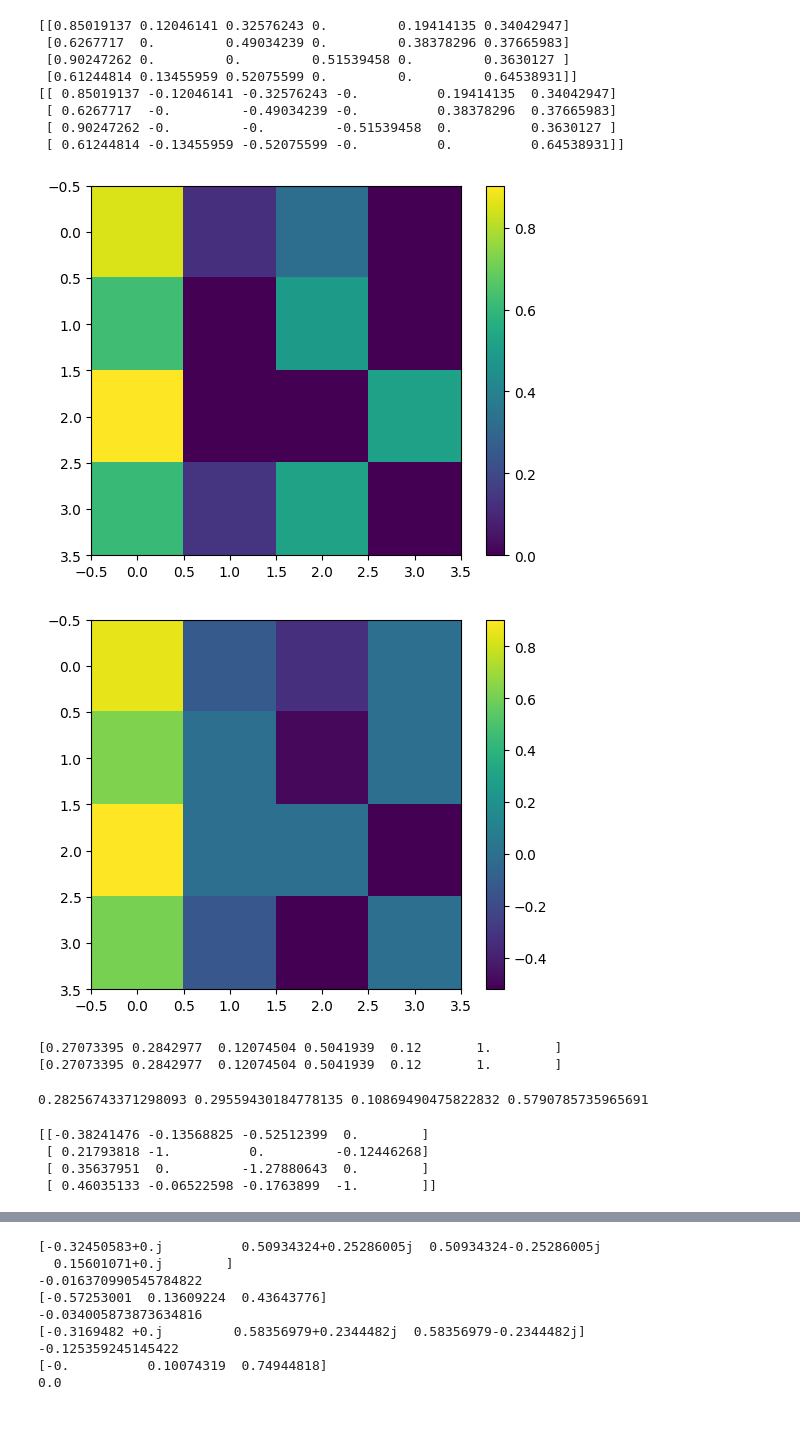
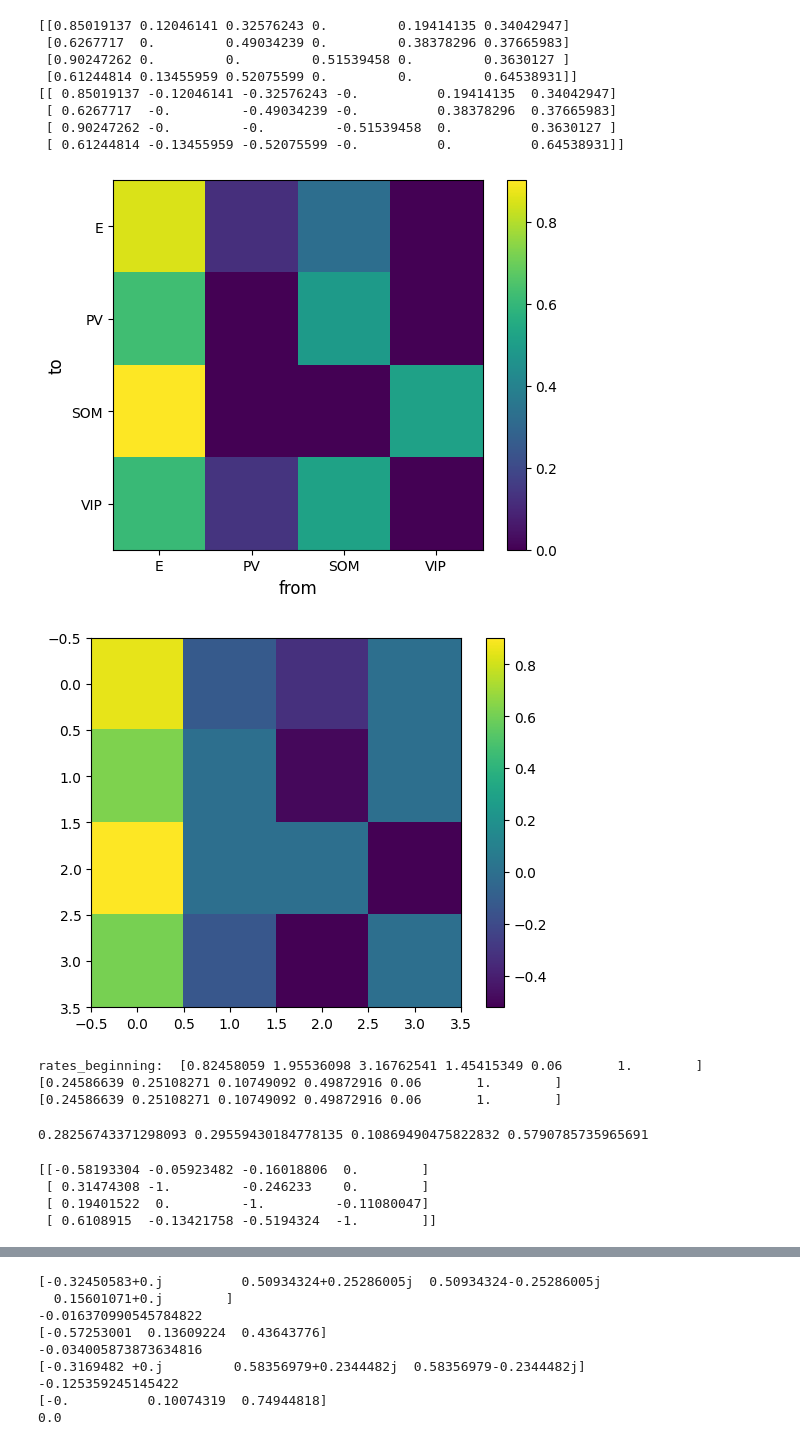
Before and after one commit to garza-roberto/inference_theory, a Jupyter notebook: src/Cecilia/exercise1_cdc.ipynb, the cells around one changed output, grey strips where cells are left out. Saved outputs shown, nothing was run; the diff lists cells and outputs as text; code cells hidden in the pictures.

```diff
--- a/src/Cecilia/exercise1_cdc.ipynb
+++ b/src/Cecilia/exercise1_cdc.ipynb
@@ -350,31 +352,37 @@ print(weight_matrix_sign)
 # %%
 plt.imshow(weight_matrix[:,0:4])
 plt.colorbar()
+
+plt.xticks(np.arange(4), ['E', 'PV', 'SOM', 'VIP'], fontsize = 10)
+plt.yticks(np.arange(4), ['E', 'PV', 'SOM', 'VIP'], fontsize = 10)
+plt.xlabel('from', fontsize = 12)
+plt.ylabel('to', fontsize = 12)
 plt.show()
 plt.imshow(weight_matrix_sign[:,0:4])
 plt.colorbar()
 plt.show()
 # %% [output]
-[figure, old version]
+[figure, new version]
 [figure]
 # %%
-rates_sim = get_rates(np.random.rand(4), weight_matrix_sign, I[0,2]/100)
+rates_sim = get_rates(np.random.rand(4)*4, weight_matrix_sign, I[0,1]/100, delta_h = 0, taus = np.array([1,1,1,1]))
 print(rates_sim)
 # %% [output]
-[0.27073395 0.2842977  0.12074504 0.5041939  0.12       1.        ]
-[0.27073395 0.2842977  0.12074504 0.5041939  0.12       1.        ]
+rates_beginning:  [0.82458059 1.95536098 3.16762541 1.45415349 0.06       1.        ]
+[0.24586639 0.25108271 0.10749092 0.49872916 0.06       1.        ]
+[0.24586639 0.25108271 0.10749092 0.49872916 0.06       1.        ]
 # %%
 print(E_mean[2], PV_mean[2], SOM_mean[2], VIP_mean[2])
 # %% [output]
 0.28256743371298093 0.29559430184778135 0.10869490475822832 0.5790785735965691
 # %%
-full_jacobian = get_jacobian(rates_sim[0:4], weight_matrix_sign[:,0:4])
+full_jacobian = get_jacobian(rates_sim[0:4], weight_matrix_sign[:,0:4], taus = np.array([1,1,1,1]))
 print(full_jacobian)
 # %% [output]
-[[-0.38241476 -0.13568825 -0.52512399  0.        ]
- [ 0.21793818 -1.          0.         -0.12446268]
- [ 0.35637951  0.         -1.27880643  0.        ]
- [ 0.46035133 -0.06522598 -0.1763899  -1.        ]]
+[[-0.58193304 -0.05923482 -0.16018806  0.        ]
+ [ 0.31474308 -1.         -0.246233    0.        ]
+ [ 0.19401522  0.         -1.         -0.11080047]
+ [ 0.6108915  -0.13421758 -0.5194324  -1.        ]]
 # %%
 evals_full_j = np.linalg.eigvals(full_jacobian)
 print(evals_full_j)
```
Also changed, not shown: parts of 13 cells of this notebook.
